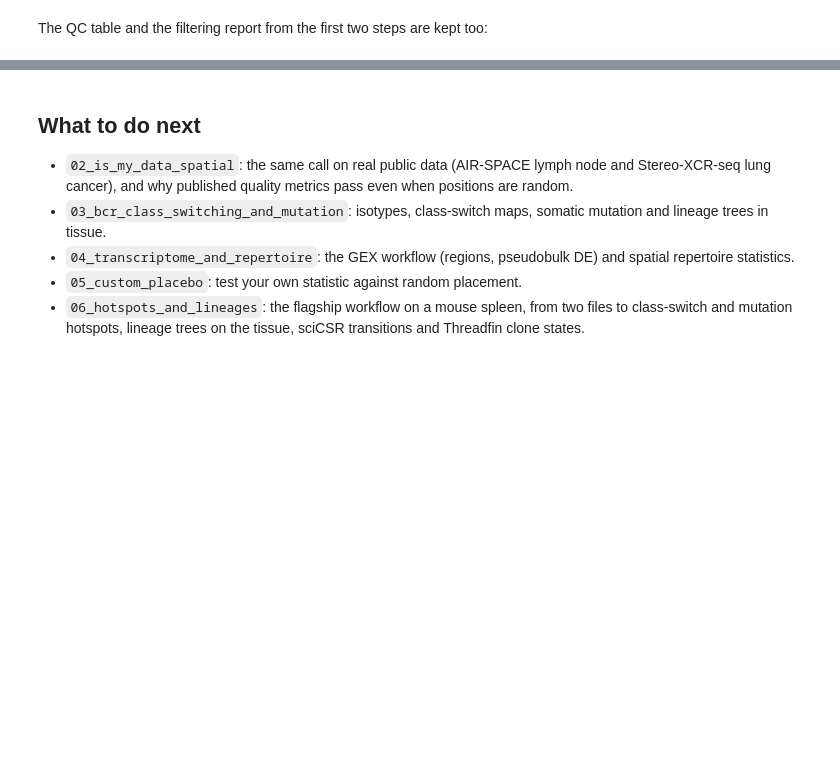
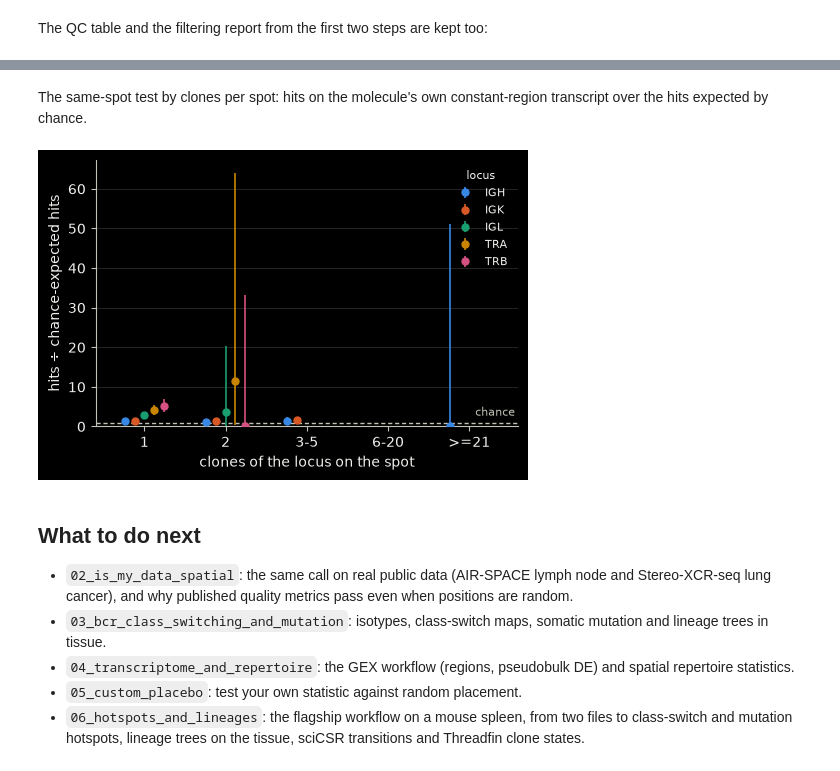
Before and after one commit to Reynold4k/spaclone, a Jupyter notebook: docs/tutorials/01_quickstart.ipynb, the cells around one changed output, grey strips where cells are left out. Cells and saved outputs as stored; diff of their text form; code cells hidden in the pictures; blank space fills up the shorter version.

```diff
--- a/docs/tutorials/01_quickstart.ipynb
+++ b/docs/tutorials/01_quickstart.ipynb
@@ -244,3 +264,10 @@ report.filtering
+# %% [markdown]
+The same-spot test by clones per spot: hits on the molecule's own constant-region transcript over the hits expected by chance.
+# %%
+ax = spaclone.pl.same_spot_multiplicity(report.results["same_spot"])
+plt.show()
+# %% [output]
+[figure, added]
 # %% [markdown]
 ## What to do next
 
```
Also changed, not shown: parts of 7 cells of this notebook, 8 other files.
